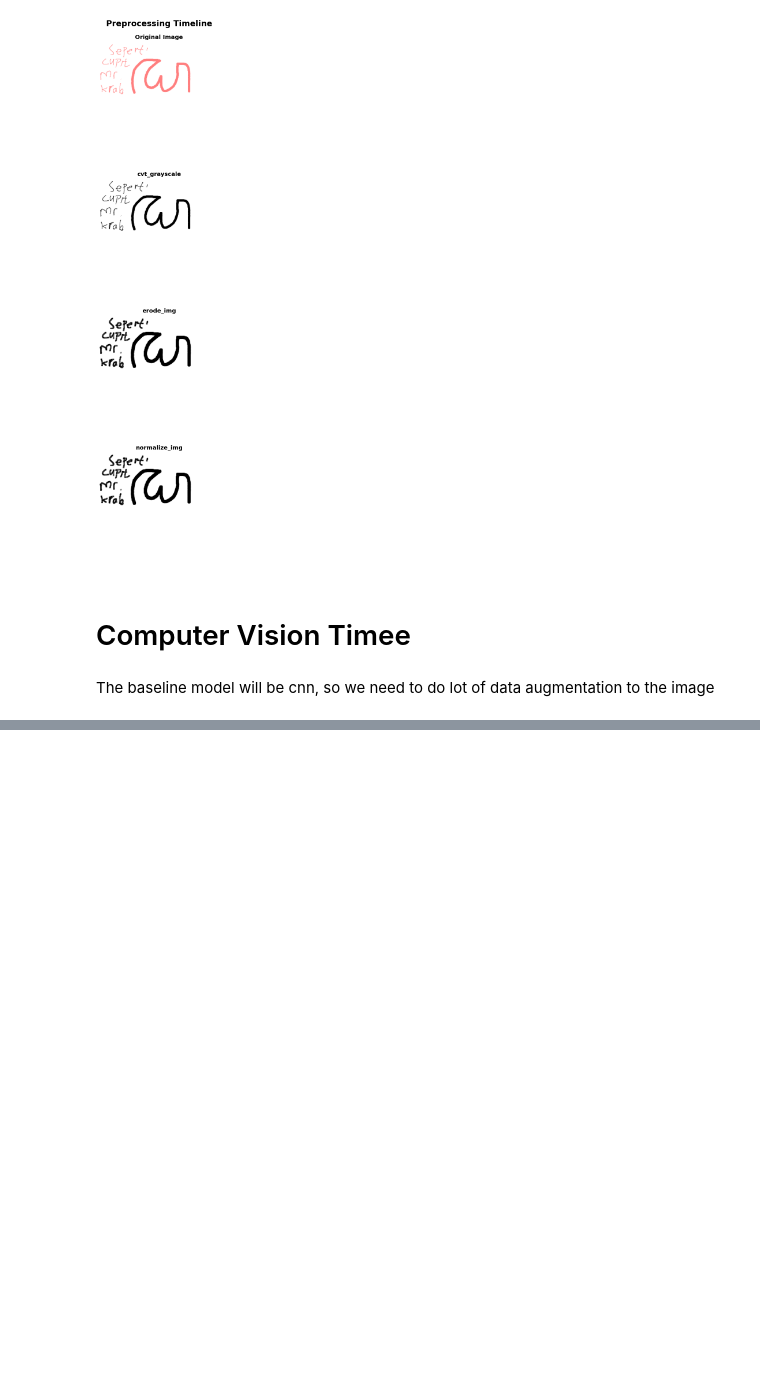
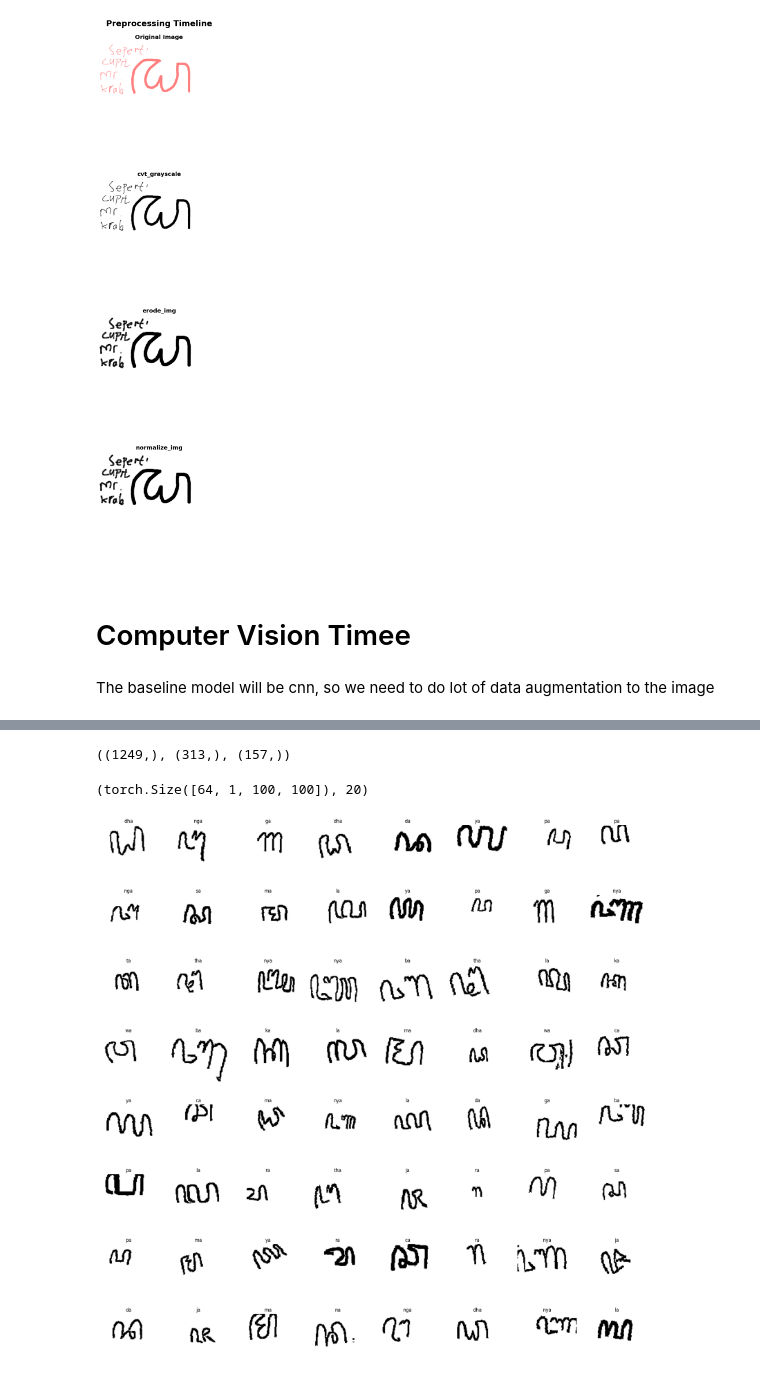
Before and after one commit to elskow/hanacaraka-classifier, a Jupyter notebook: prototype/proto-data-pipeline.ipynb, the cells around one changed output, grey strips where cells are left out. Saved outputs shown, nothing was run; the diff lists cells and outputs as text; code cells hidden in the pictures; blank space fills up the shorter version.

Commit message:
feat: init dataloader

```diff
--- a/prototype/proto-data-pipeline.ipynb
+++ b/prototype/proto-data-pipeline.ipynb
@@ -169,0 +212,4 @@ OSError: [WinError 126] The specified module could not be found. Error loading "
+# %%
+import pandas as pd
+
+df = pd.DataFrame({'image_name': image_names, 'label': labels})
@@ -169,0 +225,50 @@ OSError: [WinError 126] The specified module could not be found. Error loading "
+# %%
+X_train, x_val, y_train, y_val = train_test_split(
+    df['image_name'], df['label'],
+    test_size=0.2, random_state=42,
+    stratify=df['label']
+)
+
+X_val, X_test, y_val, y_test = train_test_split(
+    x_val, y_val,
+    test_size=0.5, random_state=42,
+    stratify=y_val
+)
+
+X_train = X_train.reset_index(drop=True)
+x_val = x_val.reset_index(drop=True)
+X_test = X_test.reset_index(drop=True)
+y_train = y_train.reset_index(drop=True)
+y_val = y_val.reset_index(drop=True)
+y_test = y_test.reset_index(drop=True)
+
+X_train.shape, x_val.shape, X_test.shape
+# %% [output]
+((1249,), (313,), (157,))
+# %%
+class HanacarakaDataset(Dataset):
+    def __init__(self, x, y, maps_label=label_dict, transform=None):
+        self.X = x
+        self.y = y
+        self.dicts = maps_label
+        self.transform = transform
+
+    def __getitem__(self, idx):
+        img = Image.open(str(self.y[idx]) + '/' + str(self.X[idx]))
+        label = self.y[idx]
+        label = self.get_label(label)
+
+        if self.transform is not None:
+            img = self.transform(img)
+
+        return img, label
+
+    def get_label(self, idx):
+        label_id = None
+        for key, values in self.dicts.items():
+            if idx == key:
+                label_id = values
+        return label_id
+
+    def __len__(self):
+        return len(self.X)
@@ -169,0 +318,18 @@ OSError: [WinError 126] The specified module could not be found. Error loading "
+# %%
+feature, label = next(iter(train_loader))
+feature.shape, len(train_loader)
+# %% [output]
+(torch.Size([64, 1, 100, 100]), 20)
+# %%
+fig, axs = plt.subplots(8, 8, figsize=(20, 20))
+
+for img, label, ax in zip(feature, label, axs.flatten()):
+    ax.imshow(img.permute(1, 2, 0).squeeze(), cmap='gray')
+    ax.axis('off')
+    label = list(label_dict.keys())[list(label_dict.values()).index(label)]
+    ax.set_title(label)
+
+plt.tight_layout()
+plt.show()
+# %% [output]
+[figure, added]
```
Also changed, not shown: parts of 10 cells of this notebook.
